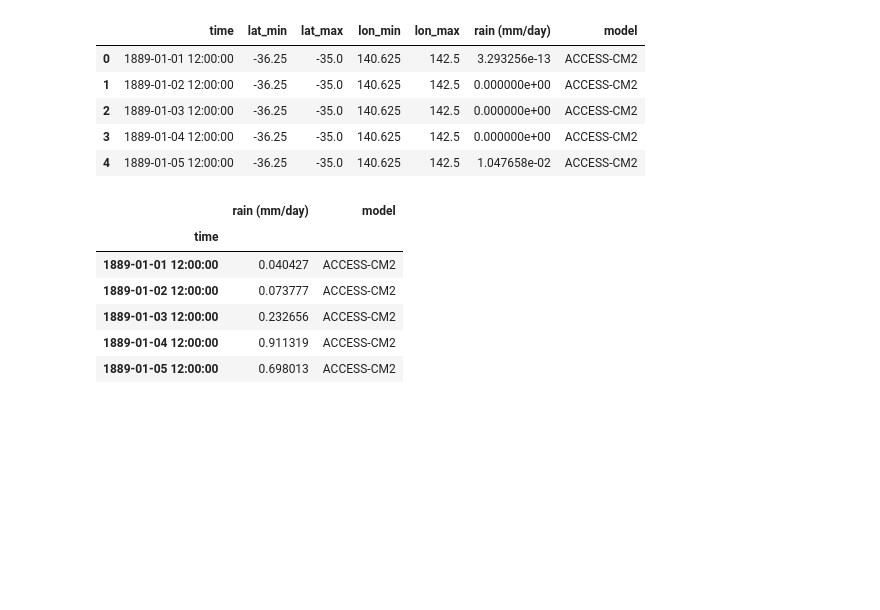
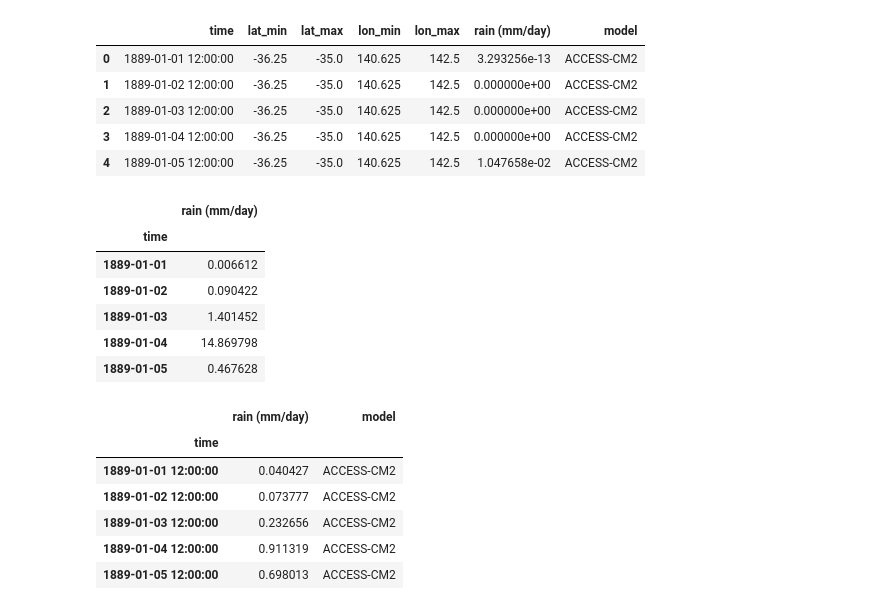
Before and after one commit to nd265/Rainfall-prediction-cloud-computing, a Jupyter notebook: notebooks/milestone_2.ipynb, the cells around one changed output. Saved outputs shown, nothing was run; the diff lists cells and outputs as text; code cells hidden in the pictures; blank space fills up the shorter version.

````diff
--- a/notebooks/milestone_2.ipynb
+++ b/notebooks/milestone_2.ipynb
@@ -199,8 +199,9 @@
   Save as a csv file ```ml_data_SYD.csv``` to ```s3://mds-s3-xxx/output/```
   expected shape ```(46020,26)``` - This includes all the models as columns and also adding additional column ```Observed``` loaded from ```observed_daily_rainfall_SYD.csv``` from s3.
 # %%
-#credentials
-aws_credentials = {"key":"<key>",
-                  "secret":"<secret>",
-                  "token":"<token>"}
+# credentials
+aws_credentials = {
+    "key": "<key>",
+    "secret": "<secret>",
+    "token": "<token>"
 # %%
@@ -218,9 +220,20 @@ df.head()
 | 3 | 1889-01-04 12:00:00 | -36.25 | -35.0 | 140.625 | 142.5 | 0.000000e+00 | ACCESS-CM2 |
 | 4 | 1889-01-05 12:00:00 | -36.25 | -35.0 | 140.625 | 142.5 | 1.047658e-02 | ACCESS-CM2 |
 # %%
-#get data from the csv file
-odr_df = pd.read_csv("s3://mds-s3-23/observed_daily_rainfall_SYD.csv",
-                     storage_options = aws_credentials,
-                    parse_dates = ['time']
-                    ).set_index("time")
+# get data from the csv file
+odr_df = pd.read_csv(
+    "s3://mds-s3-23/observed_daily_rainfall_SYD.csv",
+    storage_options=aws_credentials,
+    parse_dates=['time']
+).set_index("time")
+# %%
+odr_df.head()
+# %% [output]
+|  | rain (mm/day) |
+| time |  |
+| 1889-01-01 | 0.006612 |
+| 1889-01-02 | 0.090422 |
+| 1889-01-03 | 1.401452 |
+| 1889-01-04 | 14.869798 |
+| 1889-01-05 | 0.467628 |
 # %%
````
Also changed, not shown: parts of 6 cells of this notebook.
